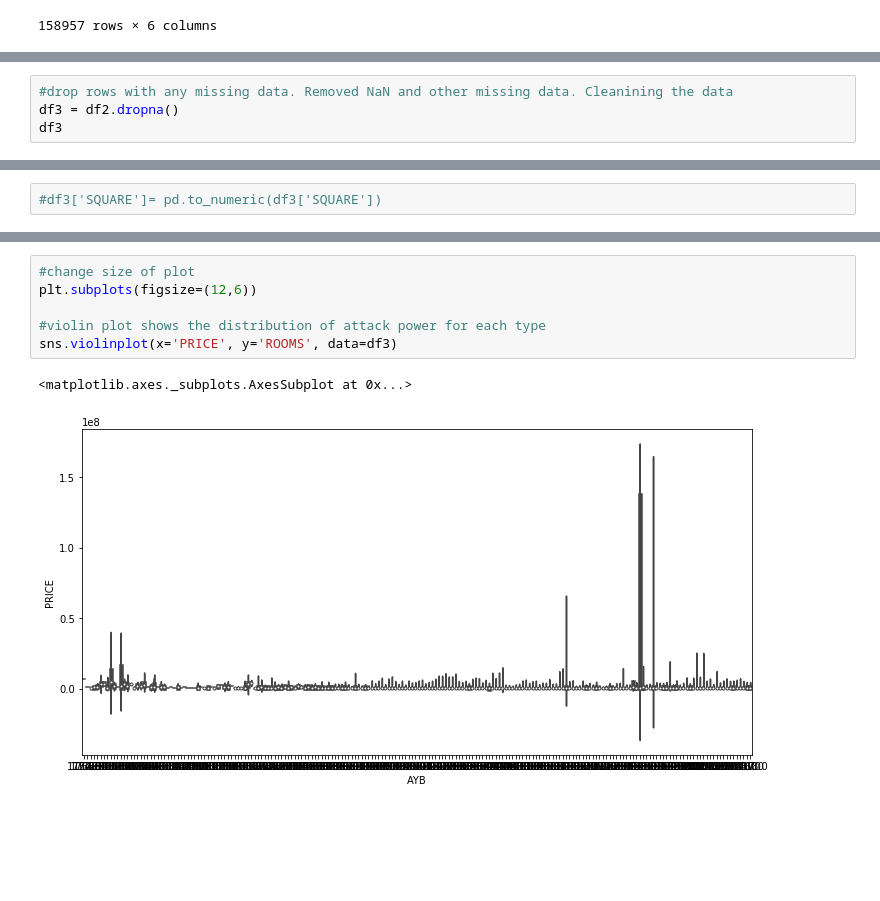
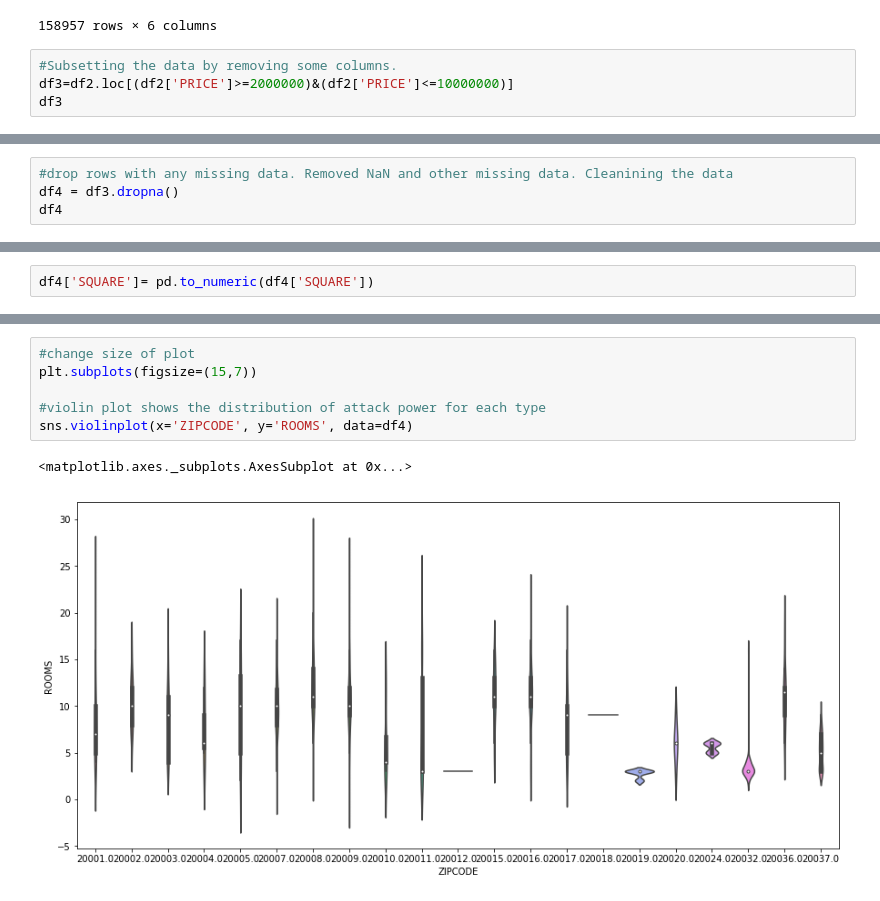
Before and after one commit to MehmetGithub/Dec2018DataBootcamp, a Jupyter notebook: Project2MD.ipynb, the cells around one changed output, grey strips where cells are left out. Drawn from its saved outputs; the diff is of its cells as text; blank space fills up the shorter version.

```diff
--- a/Project2MD.ipynb
+++ b/Project2MD.ipynb
@@ -68,3 +68,7 @@ df2
 | 158955 | 215100.0 | 2 | 504 | 2015-04-14 00:00:00 | 20024.0 | 1965.0 |
 | 158956 | NaN | 2 | 504 | 2002-07-22 00:00:00 | 20024.0 | 1965.0 |
 158957 rows × 6 columns
+# %%
+#Subsetting the data by removing some columns.
+df3=df2.loc[(df2['PRICE']>=2000000)&(df2['PRICE']<=10000000)]
+df3
@@ -114,6 +137,6 @@ df2
 # %%
 #drop rows with any missing data. Removed NaN and other missing data. Cleanining the data
-df3 = df2.dropna()
-df3
+df4 = df3.dropna()
+df4
 # %% [output]
 |  | PRICE | ROOMS | SQUARE | SALEDATE | ZIPCODE | AYB |
@@ -169,2 +182,2 @@ Name: 104586, dtype: object
 # %%
-#df3['SQUARE']= pd.to_numeric(df3['SQUARE'])
+df4['SQUARE']= pd.to_numeric(df4['SQUARE'])
@@ -193,12 +209,12 @@ sns.boxplot(data=df3)
 # %%
 #change size of plot
-plt.subplots(figsize=(12,6))
+plt.subplots(figsize=(15,7))
 
 #violin plot shows the distribution of attack power for each type
-sns.violinplot(x='PRICE', y='ROOMS', data=df3)
+sns.violinplot(x='ZIPCODE', y='ROOMS', data=df4)
 # %% [output]
 <matplotlib.axes._subplots.AxesSubplot at 0x...>
-[figure, old version]
+[figure, new version]
 # %%
 #swarm plot
 plt.subplots(figsize=(10,6))
```
Also changed, not shown: parts of 15 cells of this notebook.
